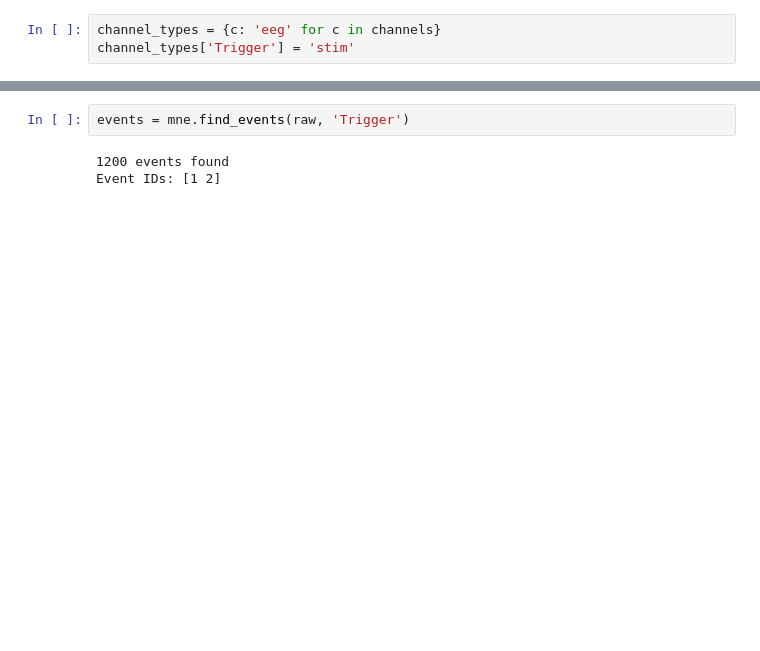
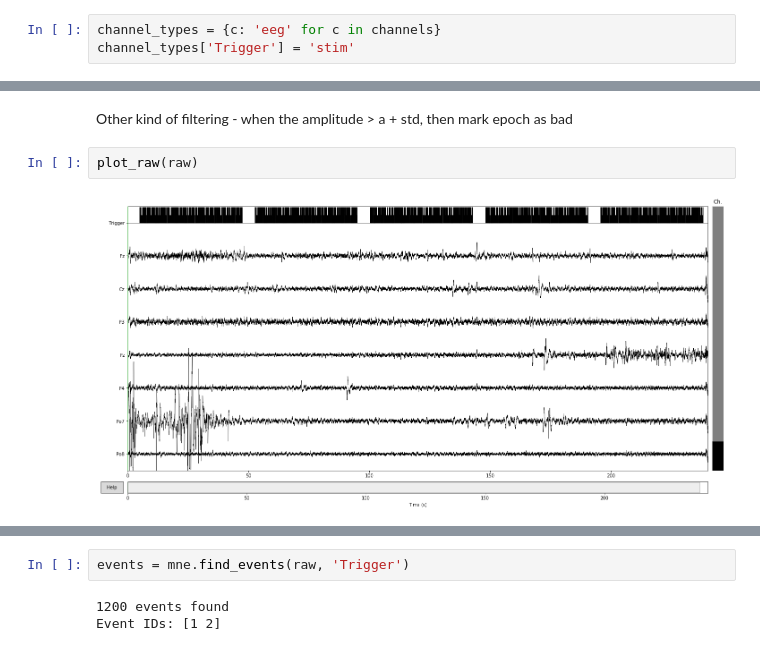
Before and after one commit to belya/p300-speller, a Jupyter notebook: p300-speller.ipynb, the cells around one changed output, grey strips where cells are left out. Cells and saved outputs as stored; diff of their text form; blank space fills up the shorter version.

```diff
--- a/p300-speller.ipynb
+++ b/p300-speller.ipynb
@@ -69,0 +107,6 @@ The unit for channel(s) C0, C1, C2, C3, C4, C5, C6, C7 has changed from NA to V.
+# %% [markdown]
+Other kind of filtering - when the amplitude > a + std, then mark epoch as bad
+# %%
+plot_raw(raw)
+# %% [output]
+[figure, added]
```
Also changed, not shown: parts of 51 cells of this notebook.
